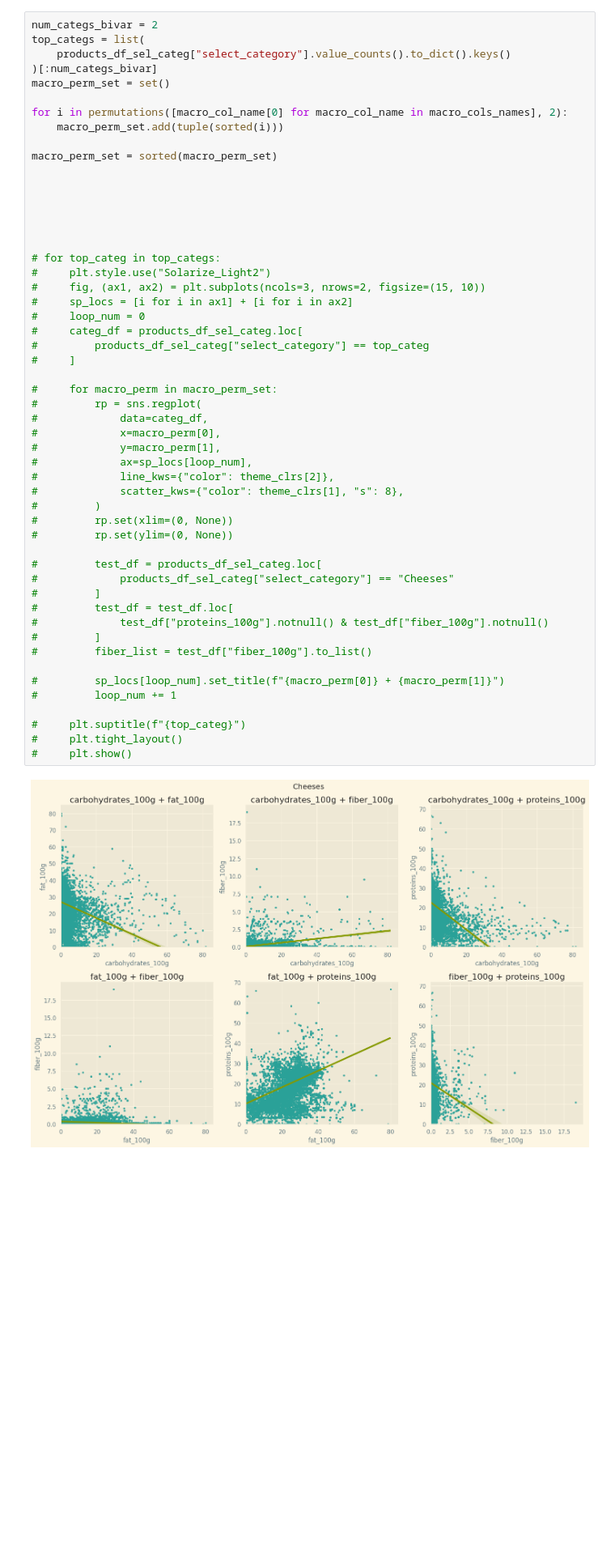
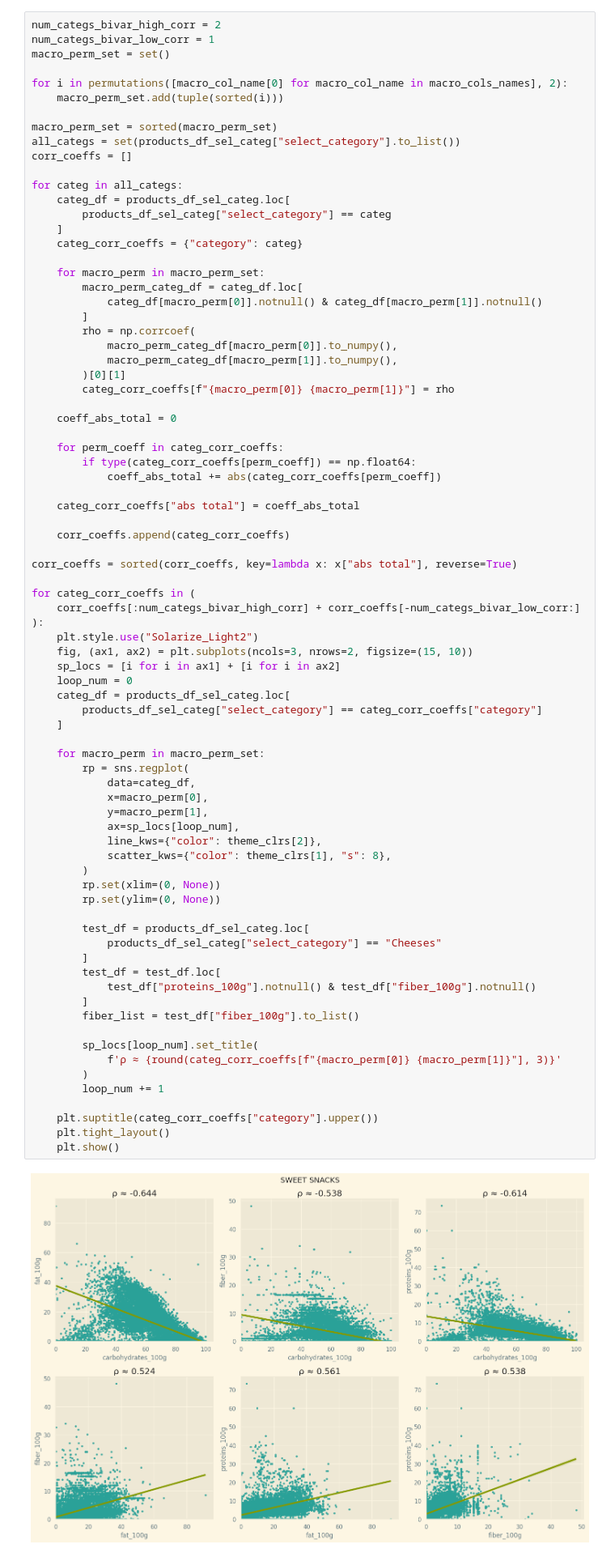
Before and after one commit to gabrielhermel/OC_DS_P3, a Jupyter notebook: Hermel_Gabriel_2_notebook_exploration_092022.ipynb, the cells around one changed output. Shown at 81% size. Saved outputs shown, nothing was run; the diff lists cells and outputs as text; blank space fills up the shorter version.

Commit message:
finished bivariate

```diff
--- a/Hermel_Gabriel_2_notebook_exploration_092022.ipynb
+++ b/Hermel_Gabriel_2_notebook_exploration_092022.ipynb
@@ -255,56 +255,83 @@ for macro_col_name in macro_cols_names:
 [figure]
 [figure]
 # %%
-num_categs_bivar = 2
-top_categs = list(
-    products_df_sel_categ["select_category"].value_counts().to_dict().keys()
-)[:num_categs_bivar]
+num_categs_bivar_high_corr = 2
+num_categs_bivar_low_corr = 1
 macro_perm_set = set()
 
 for i in permutations([macro_col_name[0] for macro_col_name in macro_cols_names], 2):
     macro_perm_set.add(tuple(sorted(i)))
 
 macro_perm_set = sorted(macro_perm_set)
+all_categs = set(products_df_sel_categ["select_category"].to_list())
+corr_coeffs = []
 
+for categ in all_categs:
+    categ_df = products_df_sel_categ.loc[
+        products_df_sel_categ["select_category"] == categ
+    ]
+    categ_corr_coeffs = {"category": categ}
 
+    for macro_perm in macro_perm_set:
+        macro_perm_categ_df = categ_df.loc[
+            categ_df[macro_perm[0]].notnull() & categ_df[macro_perm[1]].notnull()
+        ]
+        rho = np.corrcoef(
+            macro_perm_categ_df[macro_perm[0]].to_numpy(),
+            macro_perm_categ_df[macro_perm[1]].to_numpy(),
+        )[0][1]
+        categ_corr_coeffs[f"{macro_perm[0]} {macro_perm[1]}"] = rho
 
+    coeff_abs_total = 0
 
+    for perm_coeff in categ_corr_coeffs:
+        if type(categ_corr_coeffs[perm_coeff]) == np.float64:
+            coeff_abs_total += abs(categ_corr_coeffs[perm_coeff])
 
+    categ_corr_coeffs["abs total"] = coeff_abs_total
 
-# for top_categ in top_categs:
-#     plt.style.use("Solarize_Light2")
-#     fig, (ax1, ax2) = plt.subplots(ncols=3, nrows=2, figsize=(15, 10))
-#     sp_locs = [i for i in ax1] + [i for i in ax2]
-#     loop_num = 0
-#     categ_df = products_df_sel_categ.loc[
-#         products_df_sel_categ["select_category"] == top_categ
-#     ]
+    corr_coeffs.append(categ_corr_coeffs)
 
-#     for macro_perm in macro_perm_set:
-#         rp = sns.regplot(
-#             data=categ_df,
-#             x=macro_perm[0],
-#             y=macro_perm[1],
-#             ax=sp_locs[loop_num],
-#             line_kws={"color": theme_clrs[2]},
-#             scatter_kws={"color": theme_clrs[1], "s": 8},
-#         )
-#         rp.set(xlim=(0, None))
-#         rp.set(ylim=(0, None))
+corr_coeffs = sorted(corr_coeffs, key=lambda x: x["abs total"], reverse=True)
 
-#         test_df = products_df_sel_categ.loc[
-#             products_df_sel_categ["select_category"] == "Cheeses"
-#         ]
-#         test_df = test_df.loc[
-#             test_df["proteins_100g"].notnull() & test_df["fiber_100g"].notnull()
-#         ]
-#         fiber_list = test_df["fiber_100g"].to_list()
+for categ_corr_coeffs in (
+    corr_coeffs[:num_categs_bivar_high_corr] + corr_coeffs[-num_categs_bivar_low_corr:]
+):
+    plt.style.use("Solarize_Light2")
+    fig, (ax1, ax2) = plt.subplots(ncols=3, nrows=2, figsize=(15, 10))
+    sp_locs = [i for i in ax1] + [i for i in ax2]
+    loop_num = 0
+    categ_df = products_df_sel_categ.loc[
+        products_df_sel_categ["select_category"] == categ_corr_coeffs["category"]
+    ]
 
-#         sp_locs[loop_num].set_title(f"{macro_perm[0]} + {macro_perm[1]}")
-#         loop_num += 1
+    for macro_perm in macro_perm_set:
+        rp = sns.regplot(
+            data=categ_df,
+            x=macro_perm[0],
+            y=macro_perm[1],
+            ax=sp_locs[loop_num],
+            line_kws={"color": theme_clrs[2]},
+            scatter_kws={"color": theme_clrs[1], "s": 8},
+        )
+        rp.set(xlim=(0, None))
+        rp.set(ylim=(0, None))
 
-#     plt.suptitle(f"{top_categ}")
-#     plt.tight_layout()
-#     plt.show()
+        test_df = products_df_sel_categ.loc[
+            products_df_sel_categ["select_category"] == "Cheeses"
+        ]
+        test_df = test_df.loc[
+            test_df["proteins_100g"].notnull() & test_df["fiber_100g"].notnull()
+        ]
+        fiber_list = test_df["fiber_100g"].to_list()
+
+        sp_locs[loop_num].set_title(
+            f'ρ ≈ {round(categ_corr_coeffs[f"{macro_perm[0]} {macro_perm[1]}"], 3)}'
+        )
+        loop_num += 1
+
+    plt.suptitle(categ_corr_coeffs["category"].upper())
+    plt.tight_layout()
+    plt.show()
 # %% [output]
-[figure, old version]
+[figure, new version]
```
Also changed, not shown: parts of 3 cells of this notebook.
